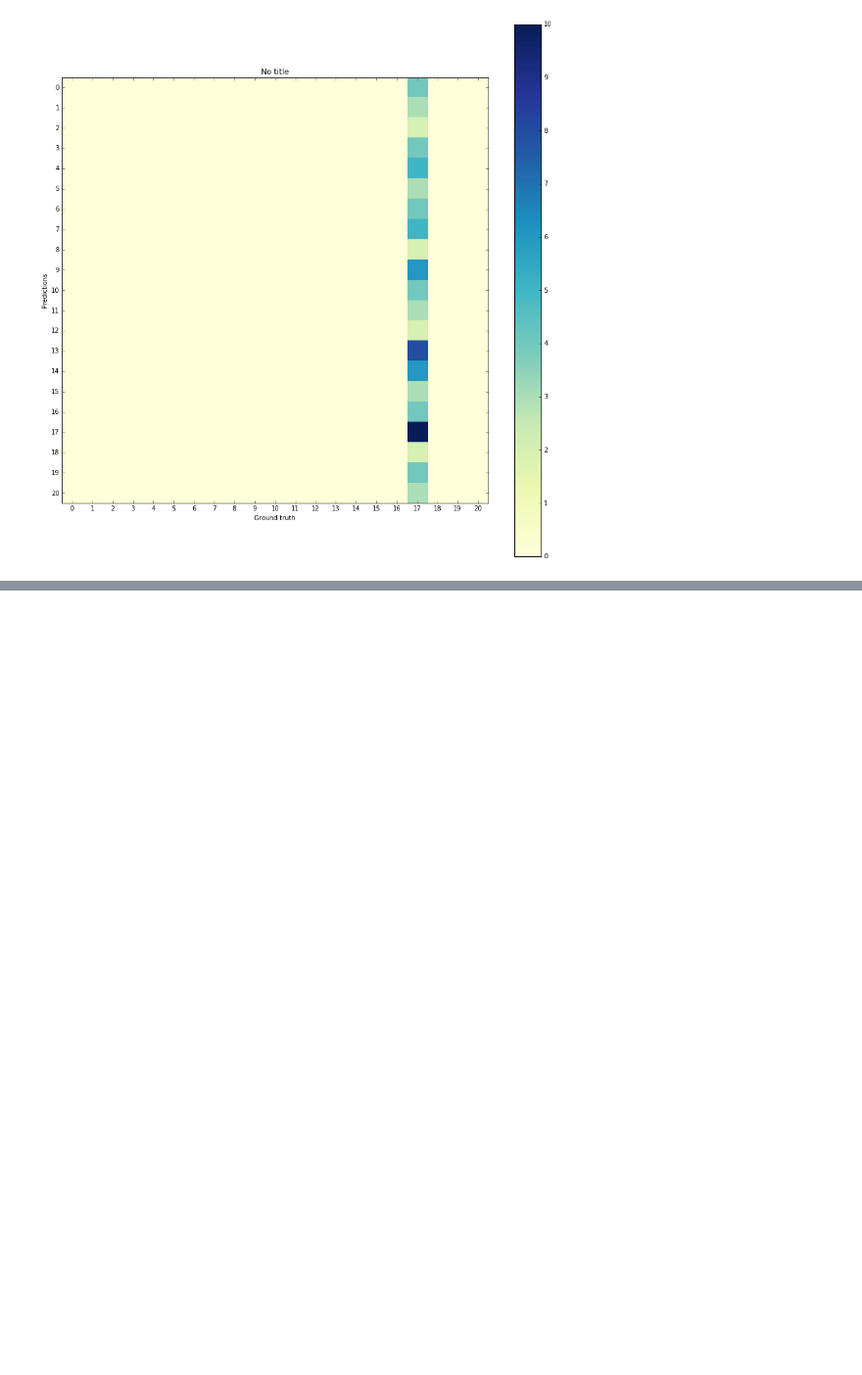
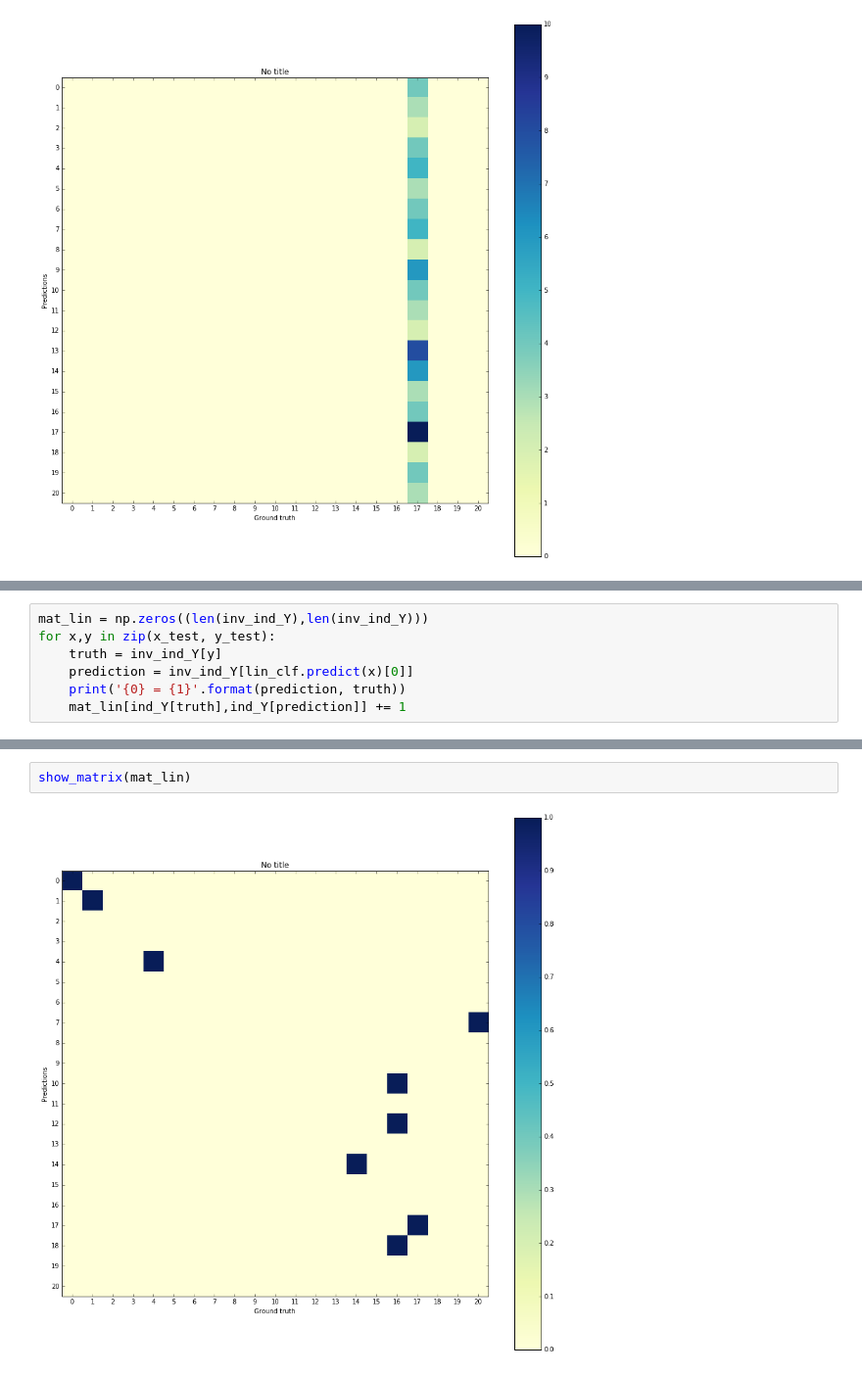
Before and after one commit to rsasov/DecisionSupportSystems, a Jupyter notebook: Classifier/visualization.ipynb, the cells around one changed output, grey strips where cells are left out. Shown at 98% size. Drawn from its saved outputs; the diff is of its cells as text; blank space fills up the shorter version.

```diff
--- a/Classifier/visualization.ipynb
+++ b/Classifier/visualization.ipynb
@@ -143,0 +218,7 @@ show_matrix(mat)
+# %%
+mat_lin = np.zeros((len(inv_ind_Y),len(inv_ind_Y)))
+for x,y in zip(x_test, y_test):
+    truth = inv_ind_Y[y]
+    prediction = inv_ind_Y[lin_clf.predict(x)[0]]
+    print('{0} = {1}'.format(prediction, truth))
+    mat_lin[ind_Y[truth],ind_Y[prediction]] += 1
@@ -143,0 +235,4 @@ show_matrix(mat)
+# %%
+show_matrix(mat_lin)
+# %% [output]
+[figure, added]
```
Also changed, not shown: parts of 8 cells of this notebook, 6 other files.
